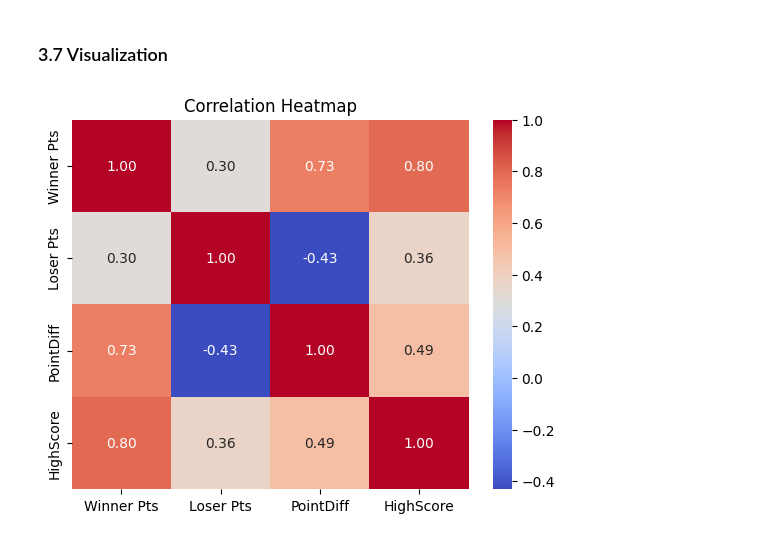
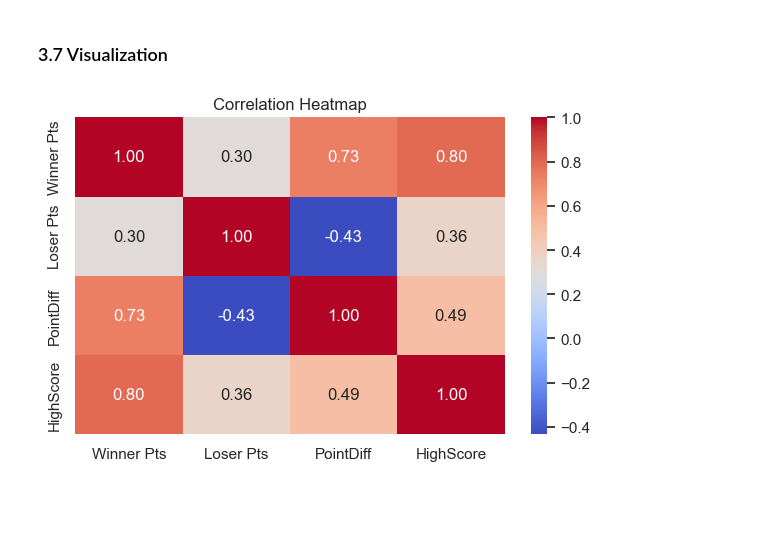
Before and after one commit to diogooaabreu/IA25_P02_G4, a Jupyter notebook: AutomaticClassification.ipynb, the cells around one changed output. Drawn from its saved outputs; the diff is of its cells as text; code cells hidden in the pictures; blank space fills up the shorter version.

```diff
--- a/AutomaticClassification.ipynb
+++ b/AutomaticClassification.ipynb
@@ -423,49 +423,74 @@ City vs HighScore
 # %% [markdown]
 ### 3.7 Visualization
 # %%
-# Correlation Between Winner Pts, Loser Pts, PointDiff, HighScore
+sns.set(style="whitegrid")
+
+# ============================
+# 1. Correlation Heatmap
+# ============================
 numerical_features = ["Winner Pts", "Loser Pts", "PointDiff", "HighScore"]
-sns.heatmap(superbowl_df[numerical_features].corr(), annot=True, fmt=".2f", cmap="coolwarm")
+
+plt.figure(figsize=(6,4))
+sns.heatmap(
+    superbowl_df[numerical_features].corr(),
+    annot=True, fmt=".2f", cmap="coolwarm"
+)
 plt.title("Correlation Heatmap")
+plt.tight_layout()
 plt.show()
 
-# Winner Pts vs HighScore
-g = sns.catplot(x="Winner", y="HighScore", data=superbowl_df, kind="bar", height=6)
-g.set_ylabels("HighScore Probability")
-plt.xticks(rotation=45)
+
+# ============================
+# 2. Distribution of Winner Points
+# ============================
+plt.figure(figsize=(6,4))
+sns.histplot(superbowl_df["Winner Pts"], bins=12, kde=True)
+plt.title("Distribution of Winner Points")
+plt.tight_layout()
 plt.show()
 
-# Loser Pts vs HighScore
-g = sns.FacetGrid(superbowl_df, col="HighScore")
-g.map(sns.histplot, "Loser Pts", bins=15)
+
+# ============================
+# 3. Distribution of Loser Points
+# ============================
+plt.figure(figsize=(6,4))
+sns.histplot(superbowl_df["Loser Pts"], bins=12, kde=True)
+plt.title("Distribution of Loser Points")
+plt.tight_layout()
 plt.show()
 
-# HighScore vs PointDiff
-g = sns.FacetGrid(superbowl_df, col="HighScore", row="Winner Pts")
-g.map(plt.hist, "PointDiff", bins=15)
-g.add_legend()
+
+# ============================
+# 4. Distribution of Point Difference
+# ============================
+plt.figure(figsize=(6,4))
+sns.boxplot(x=superbowl_df["PointDiff"])
+plt.title("Point Difference Distribution")
+plt.tight_layout()
 plt.show()
 
-# Stadium -- State -- HighScore
-g = sns.FacetGrid(superbowl_df, row="Stadium")
-g.map(sns.pointplot, "State", "HighScore", "Winner")
-g.add_legend()
+
+# ============================
+# 5. HighScore vs PointDiff
+# ============================
+plt.figure(figsize=(6,4))
+sns.boxplot(data=superbowl_df, x="HighScore", y="PointDiff")
+plt.title("Point Difference by HighScore Outcome")
+plt.tight_layout()
 plt.show()
 
-# City -- State -- Winner Pts -- HighScore
-g = sns.FacetGrid(superbowl_df, row="City", col="HighScore")
-g.map(sns.barplot, "State", "Winner Pts")
-g.add_legend()
+
+# ============================
+# 6. State Frequency Plot (clean & readable)
+# ============================
+state_counts = superbowl_df["State"].value_counts().reset_index()
+state_counts.columns = ["State", "Count"]
+
+plt.figure(figsize=(8,4))
+sns.barplot(data=state_counts, x="State", y="Count")
+plt.xticks(rotation=45)
+plt.title("Super Bowl Count by State")
+plt.tight_layout()
 plt.show()
-
-# MVP vs Winner Pts
-sns.catplot(x="MVP", y="Winner Pts", data=superbowl_df, kind="box", height=6)
-plt.xticks(rotation=90)
-
-# MVP vs Winner Pts vs State
-sns.catplot(x="MVP", y="Winner Pts", hue="State", data=superbowl_df, kind="box", height=6)
-plt.xticks(rotation=90)
-
-plt.show()
 # %% [output]
-[figure, old version]
+[figure, new version]
```
Also changed, not shown: parts of 8 cells of this notebook, 2 other files.
